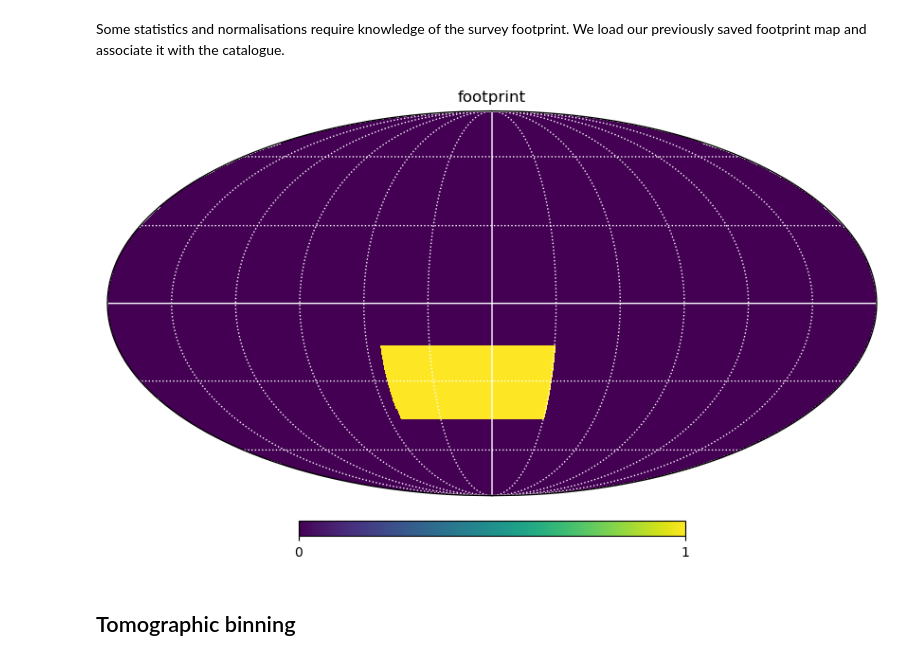
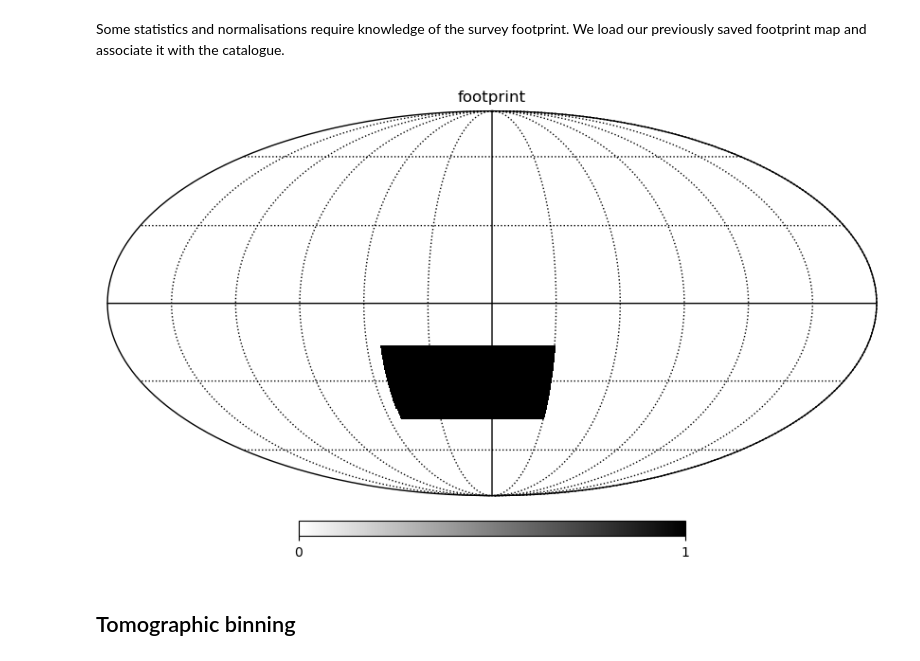
Before and after one commit to GrowInTheDark/imprs-hd-lensing, a Jupyter notebook: 2 - Measuring spectra.ipynb, the cells around one changed output. Cells and saved outputs as stored; diff of their text form; code cells hidden in the pictures.

```diff
--- a/2 - Measuring spectra.ipynb
+++ b/2 - Measuring spectra.ipynb
@@ -38,11 +98,11 @@ Some statistics and normalisations require knowledge of the survey footprint. We
 catalog.visibility = hp.read_map("footprint.fits.gz")
 # %%
 # make sure the map is as expected
-hp.mollview(catalog.visibility, title="footprint")
-hp.graticule(c="w")
+hp.mollview(catalog.visibility, title="footprint", cmap="binary")
+hp.graticule()
 plt.show()
 # %% [output]
-[figure, old version]
+[figure, new version]
 # %% [markdown]
 ## Tomographic binning
 # %% [markdown]
```
Also changed, not shown: parts of 52 cells of this notebook, 3 other files.
